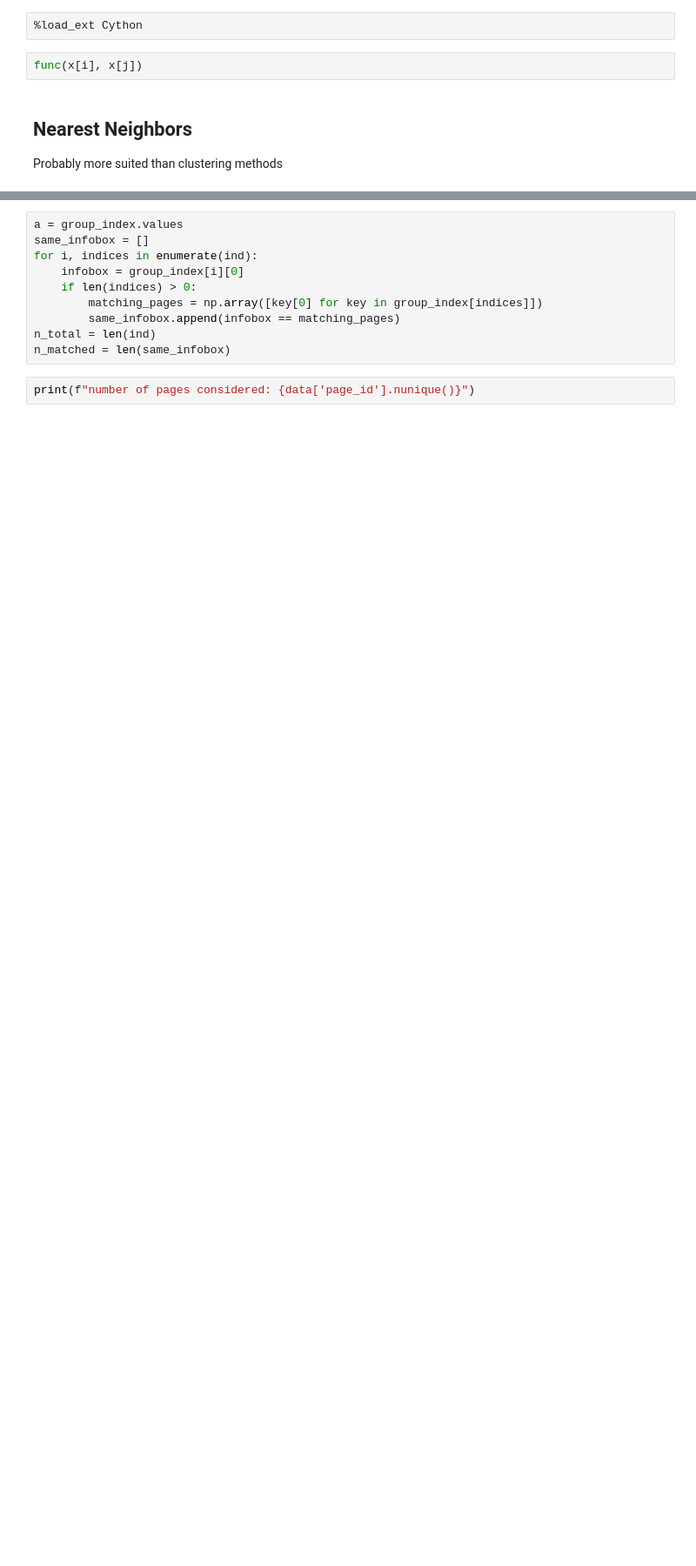
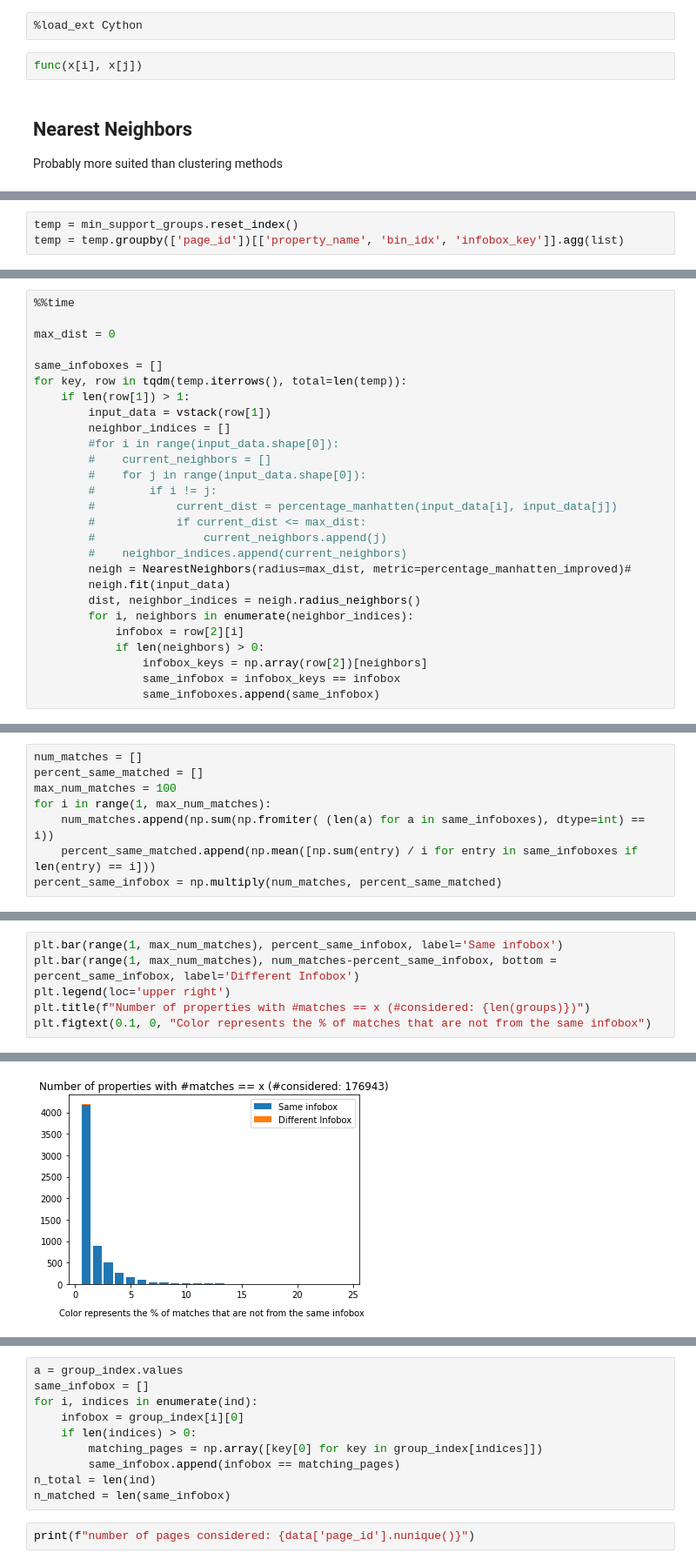
Before and after one commit to HPI-Information-Systems/wikipedia_cleanup, a Jupyter notebook: notebooks/niklas/explore_property_correlation.ipynb, the cells around one changed output, grey strips where cells are left out. Shown at 87% size. Drawn from its saved outputs; the diff is of its cells as text; blank space fills up the shorter version.

Commit message:
Update metric for property correlation, work page-wise

```diff
--- a/notebooks/niklas/explore_property_correlation.ipynb
+++ b/notebooks/niklas/explore_property_correlation.ipynb
@@ -149,0 +125,3 @@ percentage_eucledian(x[312], x[311])
+# %%
+temp = min_support_groups.reset_index()
+temp = temp.groupby(['page_id'])[['property_name', 'bin_idx', 'infobox_key']].agg(list)
@@ -149,0 +130,27 @@ percentage_eucledian(x[312], x[311])
+# %%
+%%time
+
+max_dist = 0
+
+same_infoboxes = []
+for key, row in tqdm(temp.iterrows(), total=len(temp)):
+    if len(row[1]) > 1:
+        input_data = vstack(row[1])
+        neighbor_indices = []
+        #for i in range(input_data.shape[0]):
+        #    current_neighbors = []
+        #    for j in range(input_data.shape[0]):
+        #        if i != j:
+        #            current_dist = percentage_manhatten(input_data[i], input_data[j])
+        #            if current_dist <= max_dist:
+        #                current_neighbors.append(j)
+        #    neighbor_indices.append(current_neighbors)
+        neigh = NearestNeighbors(radius=max_dist, metric=percentage_manhatten_improved)#
+        neigh.fit(input_data)
+        dist, neighbor_indices = neigh.radius_neighbors()
+        for i, neighbors in enumerate(neighbor_indices):
+            infobox = row[2][i]
+            if len(neighbors) > 0:
+                infobox_keys = np.array(row[2])[neighbors]
+                same_infobox = infobox_keys == infobox
+                same_infoboxes.append(same_infobox)
@@ -149,0 +160,8 @@ percentage_eucledian(x[312], x[311])
+# %%
+num_matches = []
+percent_same_matched = []
+max_num_matches = 100
+for i in range(1, max_num_matches):
+    num_matches.append(np.sum(np.fromiter( (len(a) for a in same_infoboxes), dtype=int) == i))
+    percent_same_matched.append(np.mean([np.sum(entry) / i for entry in same_infoboxes if len(entry) == i]))
+percent_same_infobox = np.multiply(num_matches, percent_same_matched)
@@ -149,0 +182,7 @@ percentage_eucledian(x[312], x[311])
+# %%
+plt.bar(range(1, max_num_matches), percent_same_infobox, label='Same infobox')
+plt.bar(range(1, max_num_matches), num_matches-percent_same_infobox, bottom = percent_same_infobox, label='Different Infobox')
+plt.legend(loc='upper right')
+plt.title(f"Number of properties with #matches == x (#considered: {len(groups)})")
+plt.figtext(0.1, 0, "Color represents the % of matches that are not from the same infobox")
+# %% [output]
@@ -149,0 +190 @@ percentage_eucledian(x[312], x[311])
+[figure, added]
```
Also changed, not shown: parts of 34 cells of this notebook.
